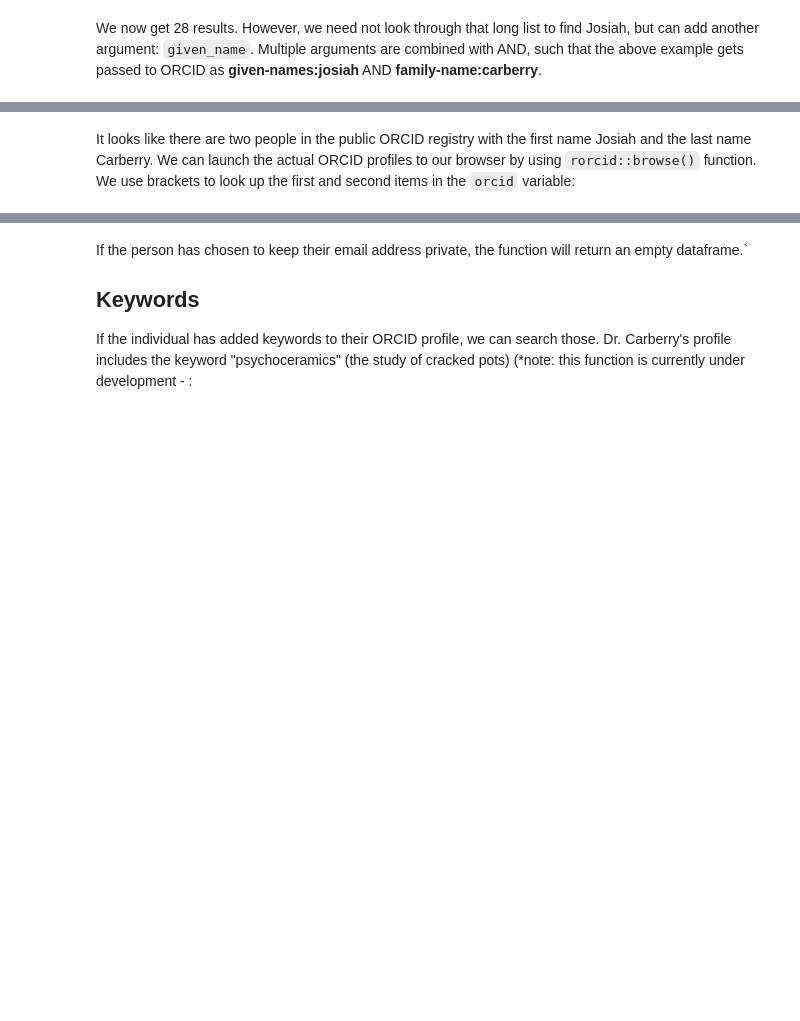
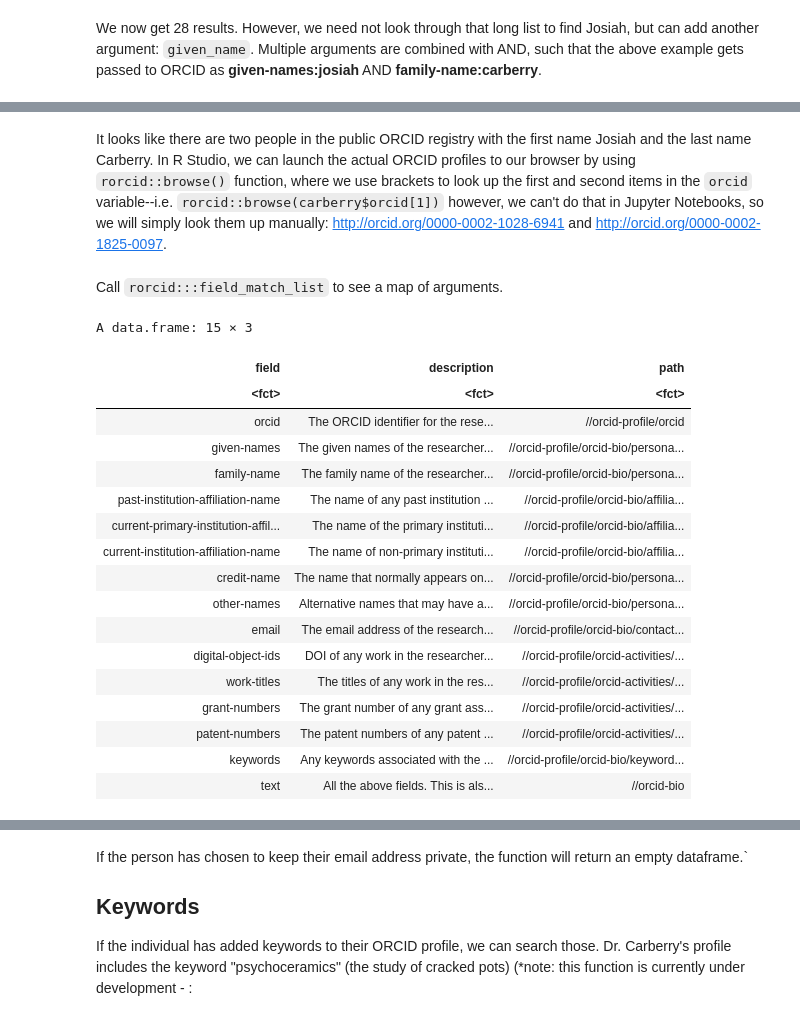
Before and after one commit to ciakovx/ciakovx.github.io, a Jupyter notebook: rorcid.ipynb, the cells around one changed output, grey strips where cells are left out. Cells and saved outputs as stored; diff of their text form; code cells hidden in the pictures; blank space fills up the shorter version.

```diff
--- a/rorcid.ipynb
+++ b/rorcid.ipynb
@@ -166,4 +186,3 @@ carberry
 # %% [markdown]
 It looks like there are two people in the public ORCID registry with the first name Josiah and the last name Carberry.
-We can launch the actual ORCID profiles to our browser by using `rorcid::browse()` function.
-We use brackets to look up the first and second items in the `orcid` variable:
+In R Studio, we can launch the actual ORCID profiles to our browser by using `rorcid::browse()` function, where we use brackets to look up the first and second items in the `orcid` variable--i.e. `rorcid::browse(carberry$orcid[1])` however, we can't do that in Jupyter Notebooks, so we will simply look them up manually: <http://orcid.org/0000-0002-1028-6941> and <http://orcid.org/0000-0002-1825-0097>.
@@ -172,0 +189,23 @@ rorcid::browse(carberry$orcid[2])
+# %% [markdown]
+Call `rorcid:::field_match_list` to see a map of arguments.
+# %%
+rorcid::fields
+# %% [output]
+A data.frame: 15 × 3
+| field | description | path |
+| <fct> | <fct> | <fct> |
+| orcid | The ORCID identifier for the rese... | //orcid-profile/orcid |
+| given-names | The given names of the researcher... | //orcid-profile/orcid-bio/persona... |
+| family-name | The family name of the researcher... | //orcid-profile/orcid-bio/persona... |
+| past-institution-affiliation-name | The name of any past institution ... | //orcid-profile/orcid-bio/affilia... |
+| current-primary-institution-affil... | The name of the primary instituti... | //orcid-profile/orcid-bio/affilia... |
+| current-institution-affiliation-name | The name of non-primary instituti... | //orcid-profile/orcid-bio/affilia... |
+| credit-name | The name that normally appears on... | //orcid-profile/orcid-bio/persona... |
+| other-names | Alternative names that may have a... | //orcid-profile/orcid-bio/persona... |
+| email | The email address of the research... | //orcid-profile/orcid-bio/contact... |
+| digital-object-ids | DOI of any work in the researcher... | //orcid-profile/orcid-activities/... |
+| work-titles | The titles of any work in the res... | //orcid-profile/orcid-activities/... |
+| grant-numbers | The grant number of any grant ass... | //orcid-profile/orcid-activities/... |
+| patent-numbers | The patent numbers of any patent ... | //orcid-profile/orcid-activities/... |
+| keywords | Any keywords associated with the ... | //orcid-profile/orcid-bio/keyword... |
+| text | All the above fields. This is als... | //orcid-bio |
```
Also changed, not shown: parts of 40 cells of this notebook.
